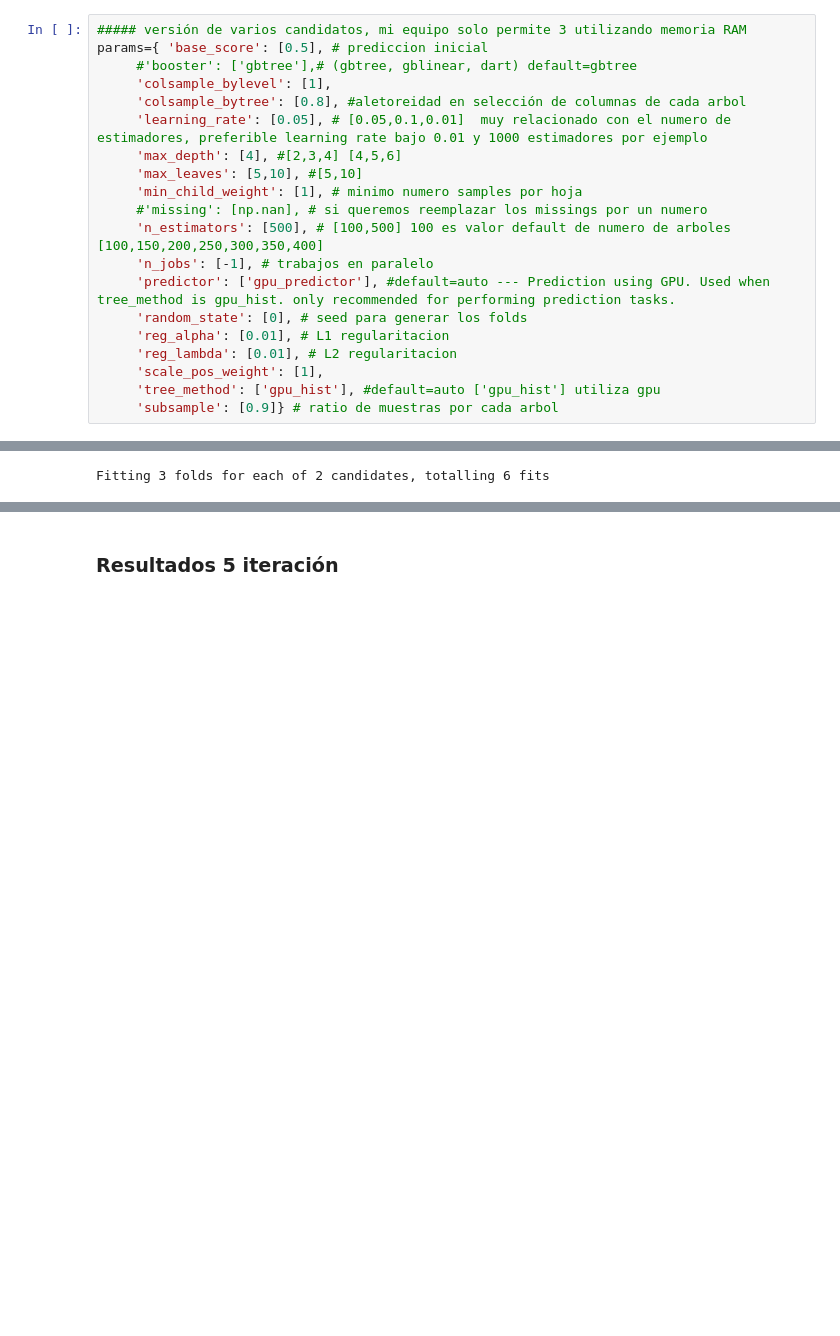
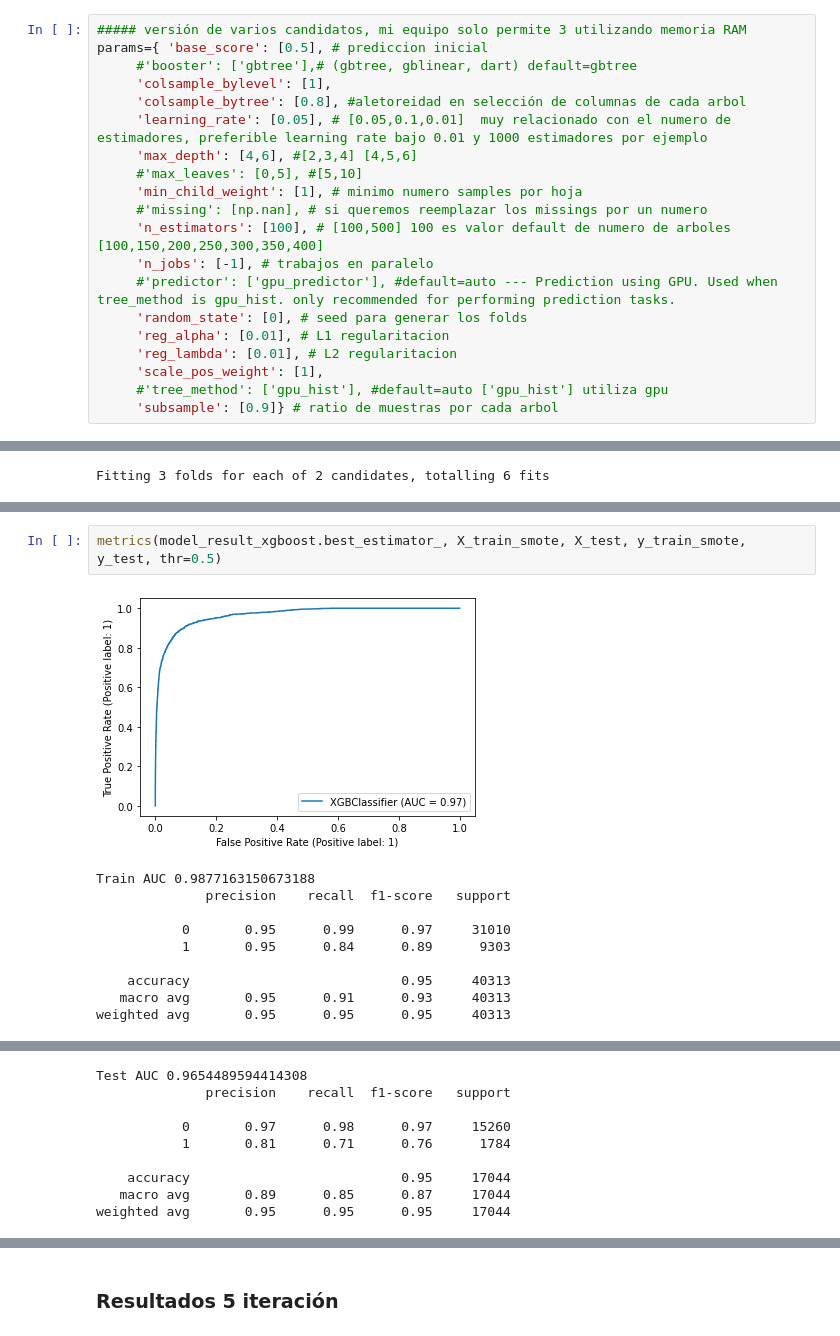
Before and after one commit to metalkutz/juanito_v2.0, a Jupyter notebook: mod_xgboost.ipynb, the cells around one changed output, grey strips where cells are left out. Drawn from its saved outputs; the diff is of its cells as text; blank space fills up the shorter version.

Commit message:
6ta iteracion XGBoost

```diff
--- a/mod_xgboost.ipynb
+++ b/mod_xgboost.ipynb
@@ -99,18 +99,18 @@ params={ 'base_score': [0.5], # prediccion inicial
      'colsample_bylevel': [1],
      'colsample_bytree': [0.8], #aletoreidad en selección de columnas de cada arbol
      'learning_rate': [0.05], # [0.05,0.1,0.01]  muy relacionado con el numero de estimadores, preferible learning rate bajo 0.01 y 1000 estimadores por ejemplo
-     'max_depth': [4], #[2,3,4] [4,5,6]
-     'max_leaves': [5,10], #[5,10]
+     'max_depth': [4,6], #[2,3,4] [4,5,6]
+     #'max_leaves': [0,5], #[5,10]
      'min_child_weight': [1], # minimo numero samples por hoja
      #'missing': [np.nan], # si queremos reemplazar los missings por un numero
-     'n_estimators': [500], # [100,500] 100 es valor default de numero de arboles [100,150,200,250,300,350,400]
+     'n_estimators': [100], # [100,500] 100 es valor default de numero de arboles [100,150,200,250,300,350,400]
      'n_jobs': [-1], # trabajos en paralelo
-     'predictor': ['gpu_predictor'], #default=auto --- Prediction using GPU. Used when tree_method is gpu_hist. only recommended for performing prediction tasks.
+     #'predictor': ['gpu_predictor'], #default=auto --- Prediction using GPU. Used when tree_method is gpu_hist. only recommended for performing prediction tasks.
      'random_state': [0], # seed para generar los folds
      'reg_alpha': [0.01], # L1 regularitacion
      'reg_lambda': [0.01], # L2 regularitacion
      'scale_pos_weight': [1],
-     'tree_method': ['gpu_hist'], #default=auto ['gpu_hist'] utiliza gpu
+     #'tree_method': ['gpu_hist'], #default=auto ['gpu_hist'] utiliza gpu
      'subsample': [0.9]} # ratio de muestras por cada arbol
 # %%
 scoring = ['roc_auc']
@@ -127,0 +152,13 @@ Fitting 3 folds for each of 2 candidates, totalling 6 fits
+# %%
+metrics(model_result_xgboost.best_estimator_, X_train_smote, X_test, y_train_smote, y_test, thr=0.5)
+# %% [output]
+[figure, added]
+Train AUC 0.9877163150673188
+              precision    recall  f1-score   support
+
+           0       0.95      0.99      0.97     31010
+           1       0.95      0.84      0.89      9303
+
+    accuracy                           0.95     40313
+   macro avg       0.95      0.91      0.93     40313
+weighted avg       0.95      0.95      0.95     40313
@@ -127,0 +166,9 @@ Fitting 3 folds for each of 2 candidates, totalling 6 fits
+Test AUC 0.9654489594414308
+              precision    recall  f1-score   support
+
+           0       0.97      0.98      0.97     15260
+           1       0.81      0.71      0.76      1784
+
+    accuracy                           0.95     17044
+   macro avg       0.89      0.85      0.87     17044
+weighted avg       0.95      0.95      0.95     17044
```
Also changed, not shown: parts of 7 cells of this notebook, 1 other file.
